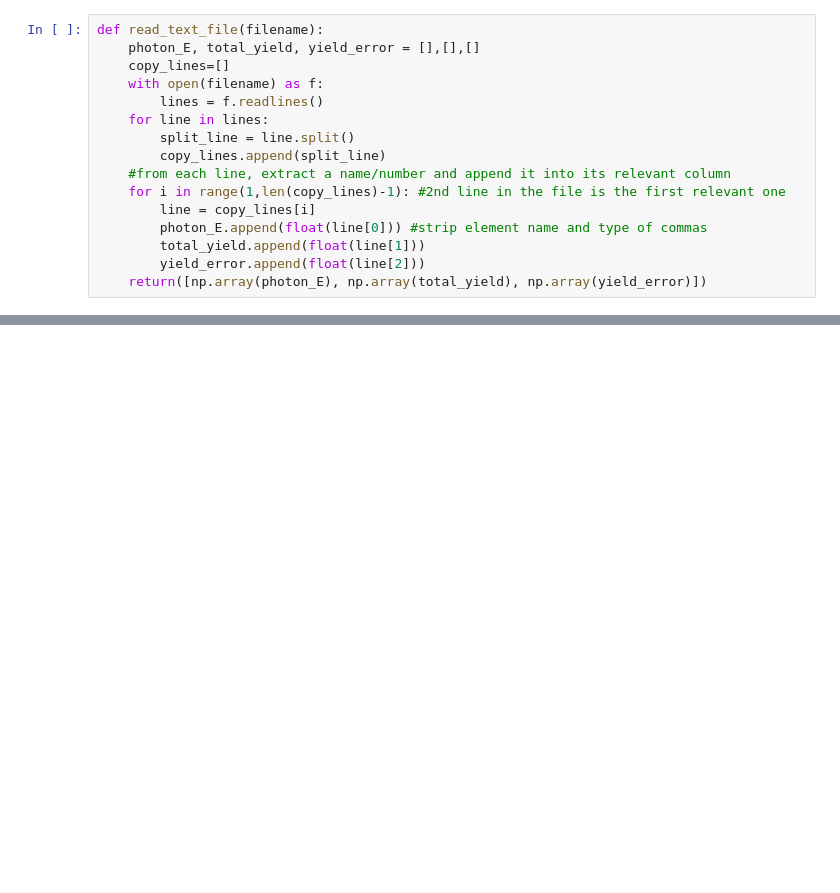
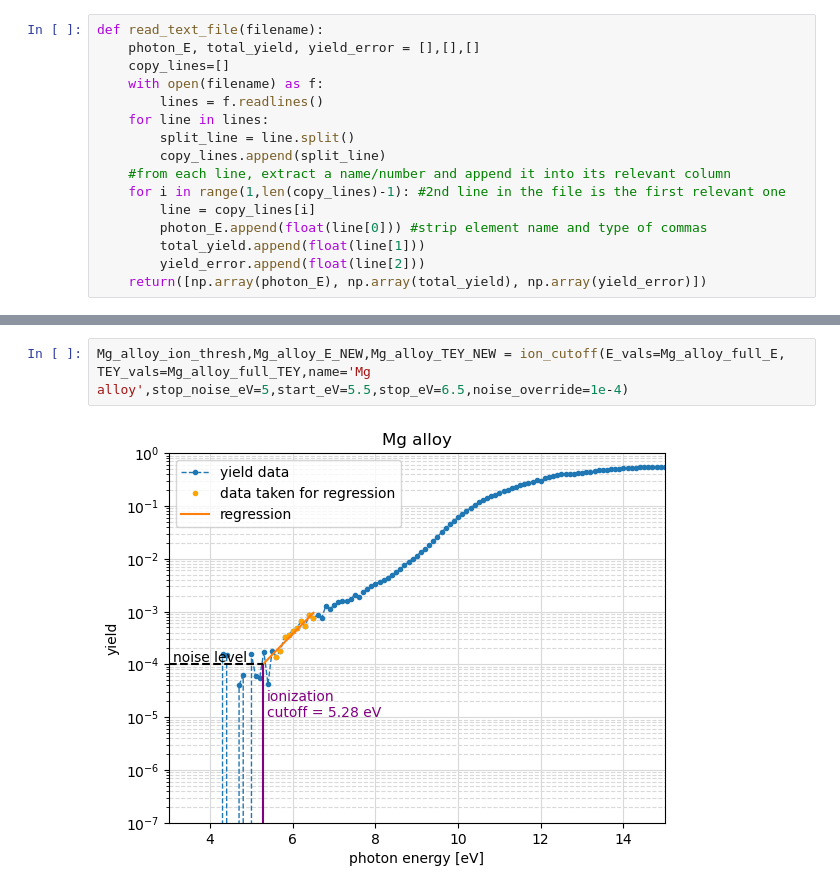
Before and after one commit to sebastiankalos/NYUAD_Elettra_Data_Analysis, a Jupyter notebook: ionization_limits.ipynb, the cells around one changed output, grey strips where cells are left out. Cells and saved outputs as stored; diff of their text form; blank space fills up the shorter version.

```diff
--- a/ionization_limits.ipynb
+++ b/ionization_limits.ipynb
@@ -83,0 +150,4 @@ ionization cutoff: 6.56 eV
+# %%
+Mg_alloy_ion_thresh,Mg_alloy_E_NEW,Mg_alloy_TEY_NEW = ion_cutoff(E_vals=Mg_alloy_full_E, TEY_vals=Mg_alloy_full_TEY,name='Mg alloy',stop_noise_eV=5,start_eV=5.5,stop_eV=6.5,noise_override=1e-4)
+# %% [output]
+[figure, added]
```
Also changed, not shown: parts of 33 cells of this notebook, 35 other files.
